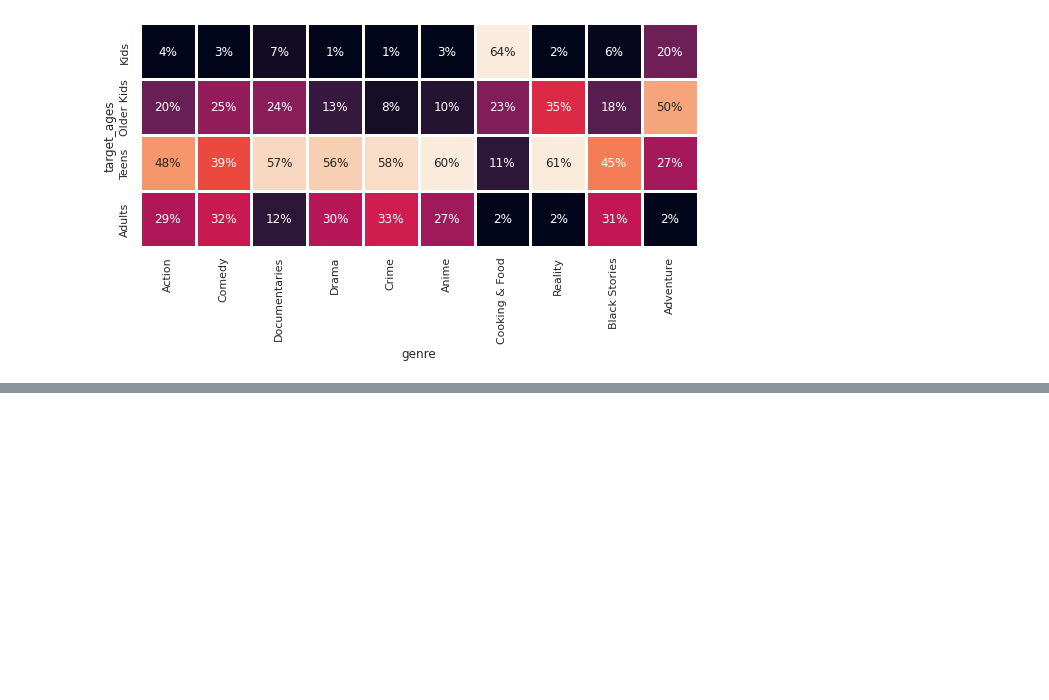
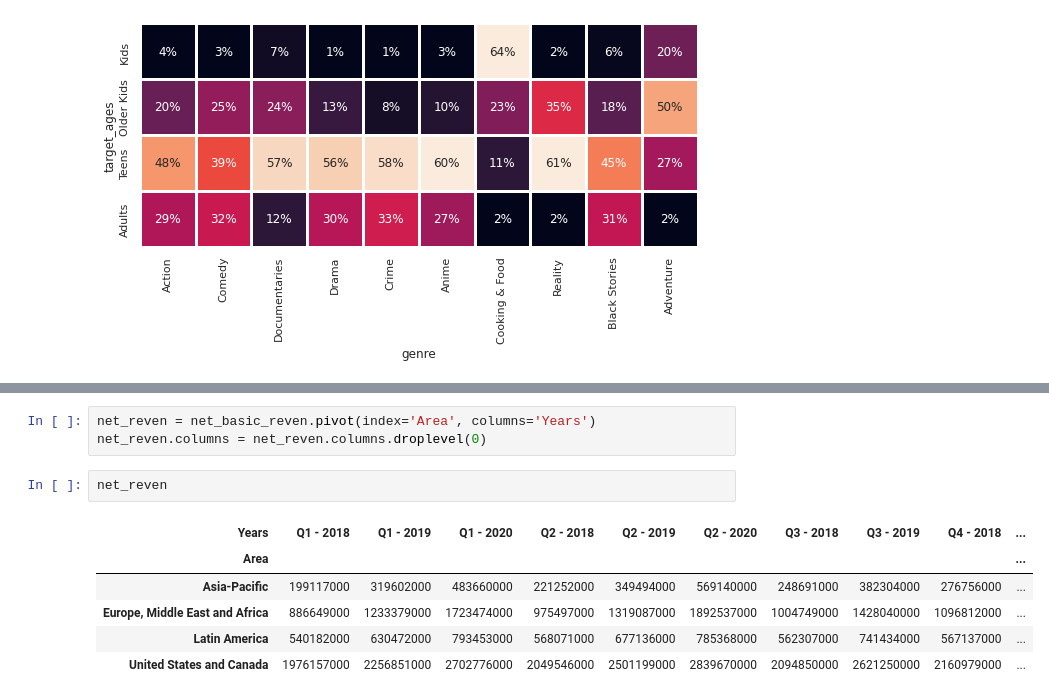
Before and after one commit to Yeyeong99/Aiffel_Datathon, a Jupyter notebook: 4 ott basic eda 1.ipynb, the cells around one changed output, grey strips where cells are left out. Saved outputs shown, nothing was run; the diff lists cells and outputs as text; blank space fills up the shorter version.

```diff
--- a/4 ott basic eda 1.ipynb
+++ b/4 ott basic eda 1.ipynb
@@ -805,0 +875,12 @@ age_genre_heatmap(hulu_tv)
+# %%
+net_reven = net_basic_reven.pivot(index='Area', columns='Years')
+net_reven.columns = net_reven.columns.droplevel(0)
+# %%
+net_reven
+# %% [output]
+| Years | Q1 - 2018 | Q1 - 2019 | Q1 - 2020 | Q2 - 2018 | Q2 - 2019 | Q2 - 2020 | Q3 - 2018 | Q3 - 2019 | Q4 - 2018 | ... |
+| Area |  |  |  |  |  |  |  |  |  | ... |
+| Asia-Pacific | 199117000 | 319602000 | 483660000 | 221252000 | 349494000 | 569140000 | 248691000 | 382304000 | 276756000 | ... |
+| Europe, Middle East and Africa | 886649000 | 1233379000 | 1723474000 | 975497000 | 1319087000 | 1892537000 | 1004749000 | 1428040000 | 1096812000 | ... |
+| Latin America | 540182000 | 630472000 | 793453000 | 568071000 | 677136000 | 785368000 | 562307000 | 741434000 | 567137000 | ... |
+| United States and Canada | 1976157000 | 2256851000 | 2702776000 | 2049546000 | 2501199000 | 2839670000 | 2094850000 | 2621250000 | 2160979000 | ... |
```
Also changed, not shown: parts of 9 cells of this notebook.
